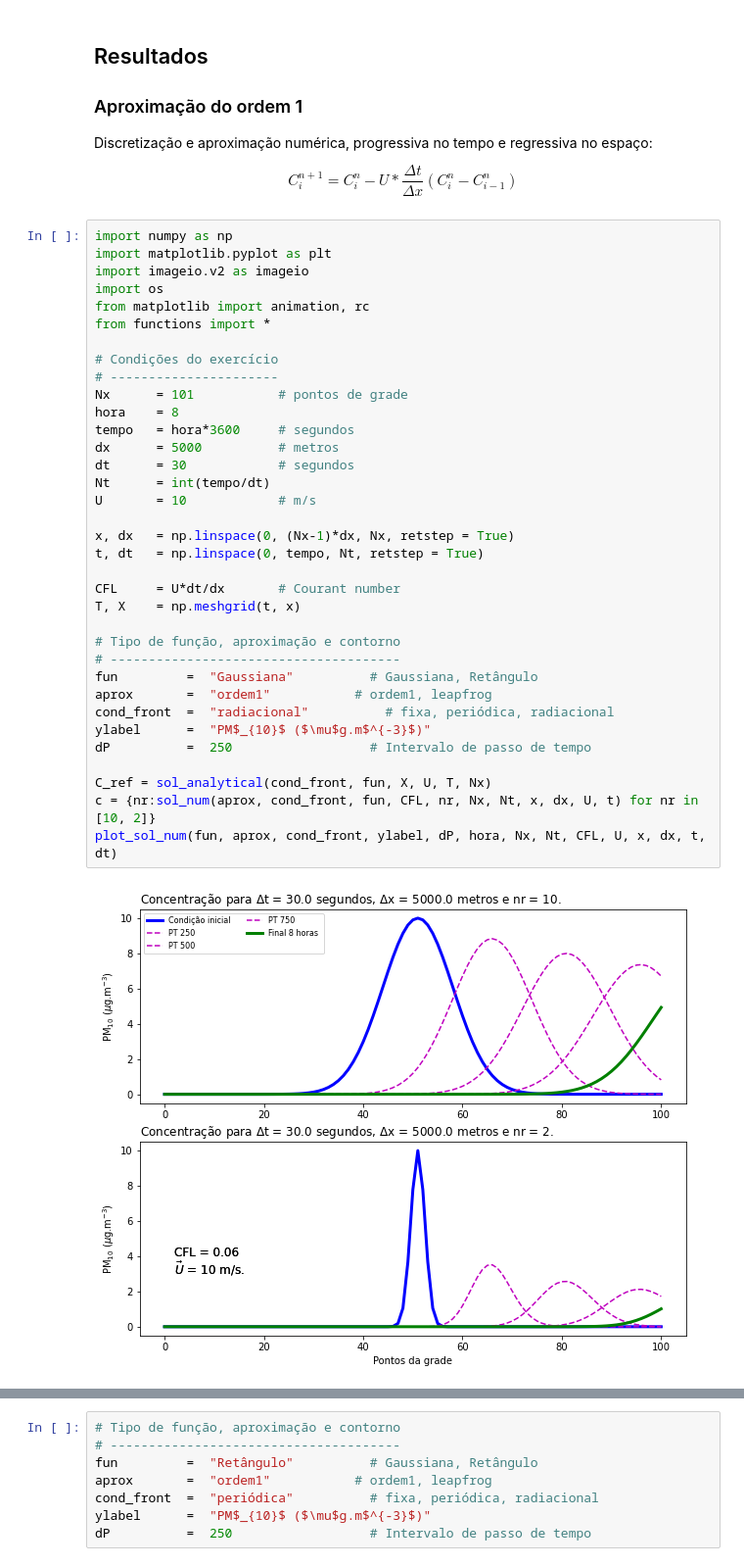
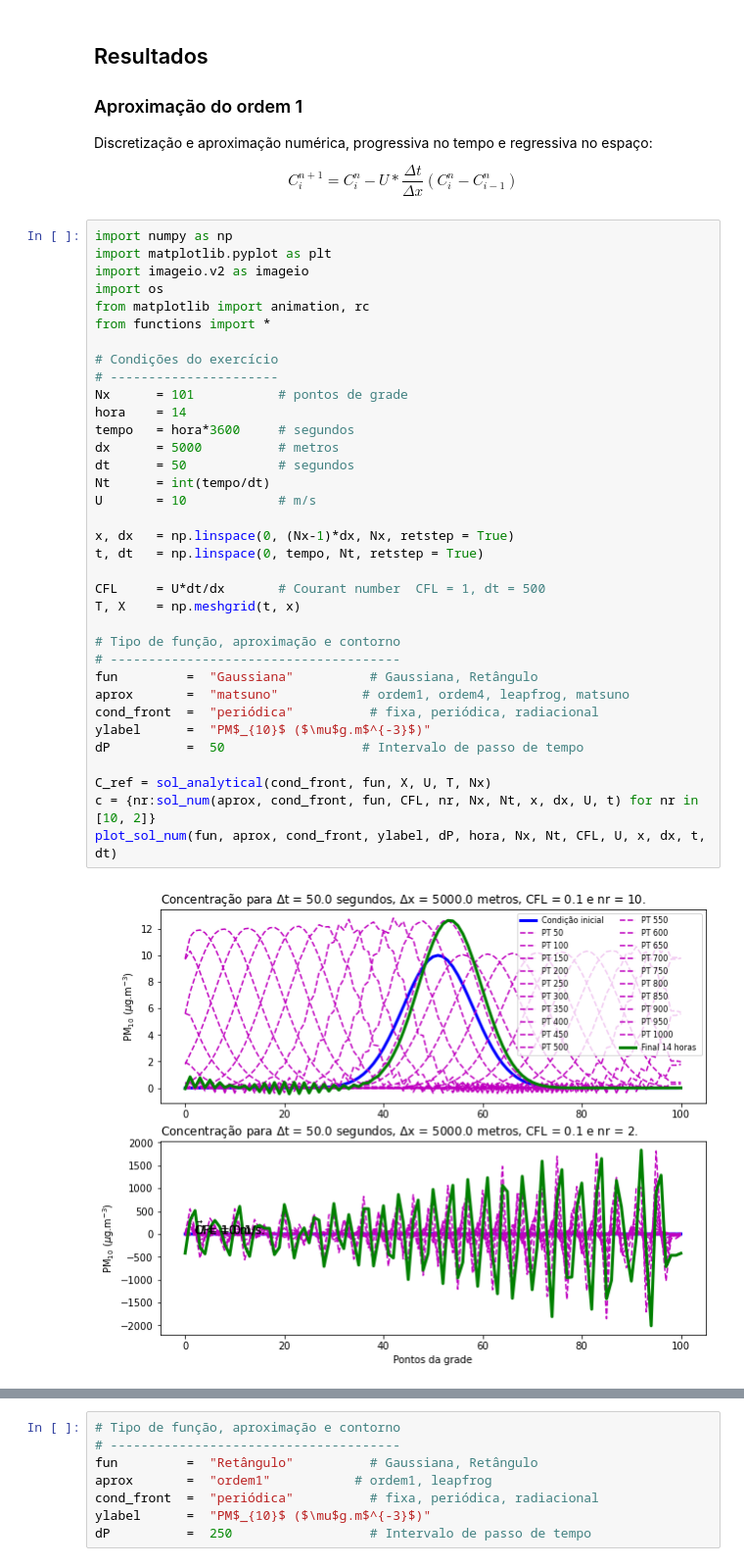
Before and after one commit to adelgadop/Modelagem, a Jupyter notebook: Exercicio_1/Advection.ipynb, the cells around one changed output, grey strips where cells are left out. Shown at 98% size. Drawn from its saved outputs; the diff is of its cells as text.

```diff
--- a/Exercicio_1/Advection.ipynb
+++ b/Exercicio_1/Advection.ipynb
@@ -31,40 +31,40 @@ $$
 # %%
 import numpy as np
 import matplotlib.pyplot as plt
 import imageio.v2 as imageio
 import os
 from matplotlib import animation, rc
 from functions import *
 
 # Condições do exercício
 # ----------------------
 Nx      = 101           # pontos de grade
-hora    = 8
+hora    = 14
 tempo   = hora*3600     # segundos
 dx      = 5000          # metros
-dt      = 30            # segundos
+dt      = 50            # segundos
 Nt      = int(tempo/dt)
 U       = 10            # m/s
 
 x, dx   = np.linspace(0, (Nx-1)*dx, Nx, retstep = True)
 t, dt   = np.linspace(0, tempo, Nt, retstep = True)
 
-CFL     = U*dt/dx       # Courant number
+CFL     = U*dt/dx       # Courant number  CFL = 1, dt = 500
 T, X    = np.meshgrid(t, x)
 
 # Tipo de função, aproximação e contorno
 # --------------------------------------
 fun         =  "Gaussiana"          # Gaussiana, Retângulo
-aprox       =  "ordem1"           # ordem1, leapfrog
-cond_front  =  "radiacional"          # fixa, periódica, radiacional
+aprox       =  "matsuno"           # ordem1, ordem4, leapfrog, matsuno
+cond_front  =  "periódica"          # fixa, periódica, radiacional
 ylabel      =  "PM$_{10}$ ($\mu$g.m$^{-3}$)"
-dP          =  250                  # Intervalo de passo de tempo
+dP          =  50                  # Intervalo de passo de tempo
 
 C_ref = sol_analytical(cond_front, fun, X, U, T, Nx)
 c = {nr:sol_num(aprox, cond_front, fun, CFL, nr, Nx, Nt, x, dx, U, t) for nr in [10, 2]}
 plot_sol_num(fun, aprox, cond_front, ylabel, dP, hora, Nx, Nt, CFL, U, x, dx, t, dt)
 # %% [output]
-[figure, old version]
+[figure, new version]
 # %%
 # Fazemos gifs
 filenames = []
```
Also changed, not shown: parts of 2 cells of this notebook, 43 other files.
